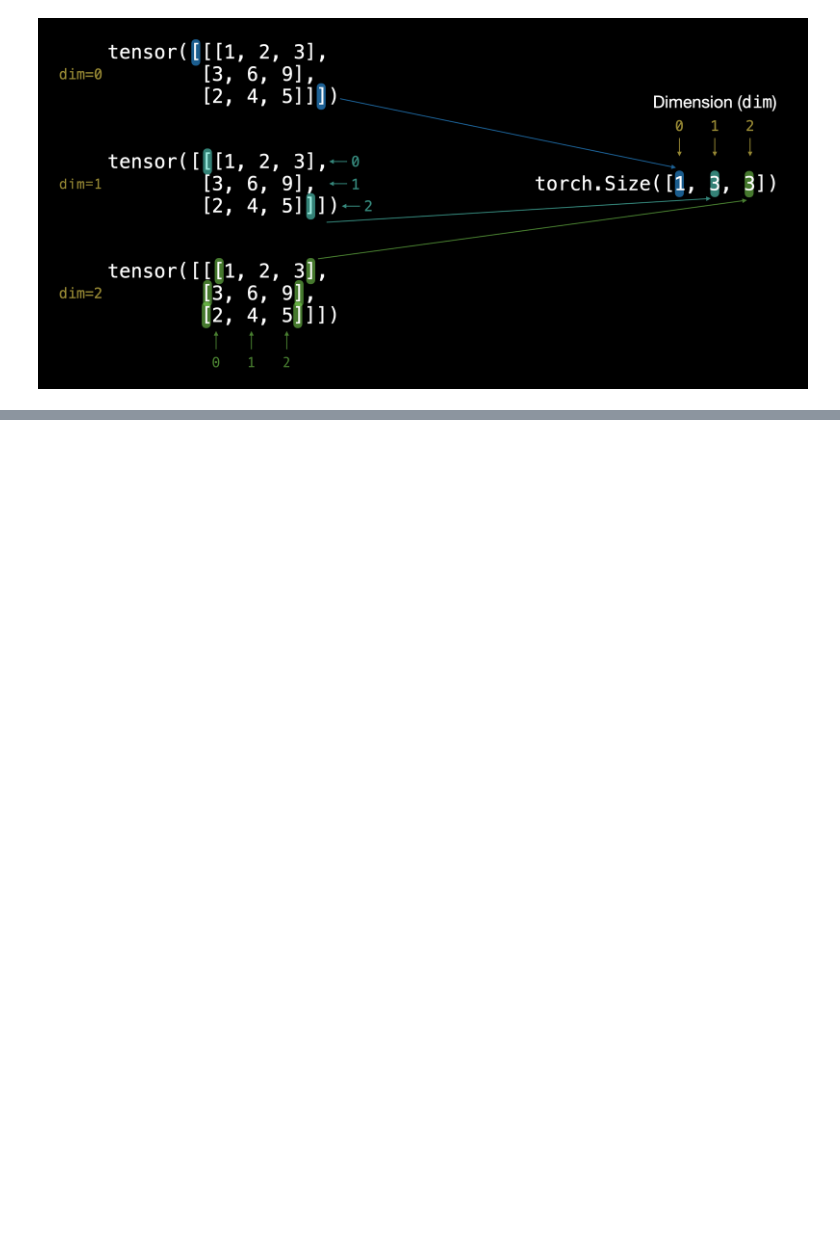
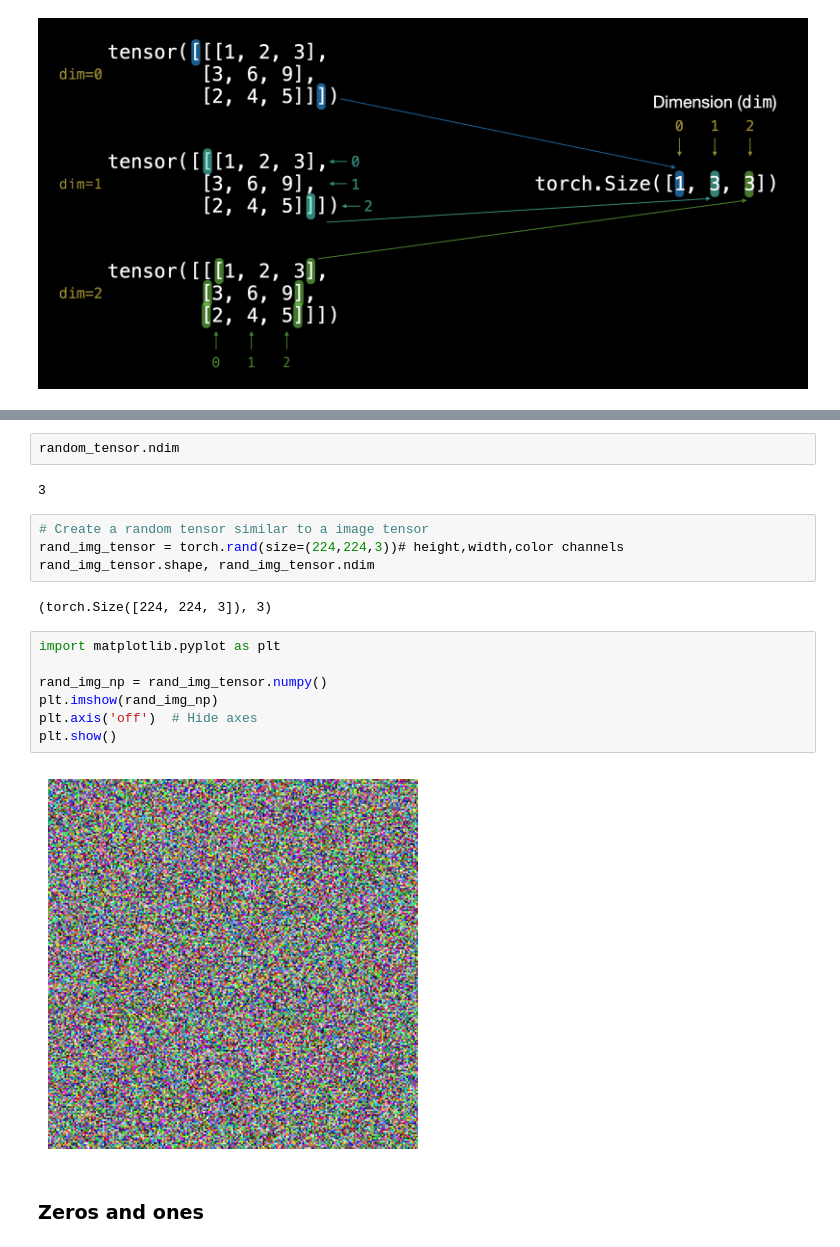
Before and after one commit to PeachTj/PyTorch-for-Deep-Learning-Bootcamp, a Jupyter notebook: Pytorch_Fundmentals/PyTorch_Fundamentals.ipynb, the cells around one changed output, grey strips where cells are left out. Saved outputs shown, nothing was run; the diff lists cells and outputs as text; blank space fills up the shorter version.

Commit message:
Add Zeros and Ones, range and tensor like

```diff
--- a/Pytorch_Fundmentals/PyTorch_Fundamentals.ipynb
+++ b/Pytorch_Fundmentals/PyTorch_Fundamentals.ipynb
@@ -85,0 +101,21 @@ use the square bracket counting to check number of dimensions for TENSOR
+# %%
+random_tensor.ndim
+# %% [output]
+3
+# %%
+# Create a random tensor similar to a image tensor
+rand_img_tensor = torch.rand(size=(224,224,3))# height,width,color channels
+rand_img_tensor.shape, rand_img_tensor.ndim
+# %% [output]
+(torch.Size([224, 224, 3]), 3)
+# %%
+import matplotlib.pyplot as plt
+
+rand_img_np = rand_img_tensor.numpy()
+plt.imshow(rand_img_np)
+plt.axis('off')  # Hide axes
+plt.show()
+# %% [output]
+[figure, added]
+# %% [markdown]
+### Zeros and ones
```
Also changed, not shown: parts of 8 cells of this notebook.
